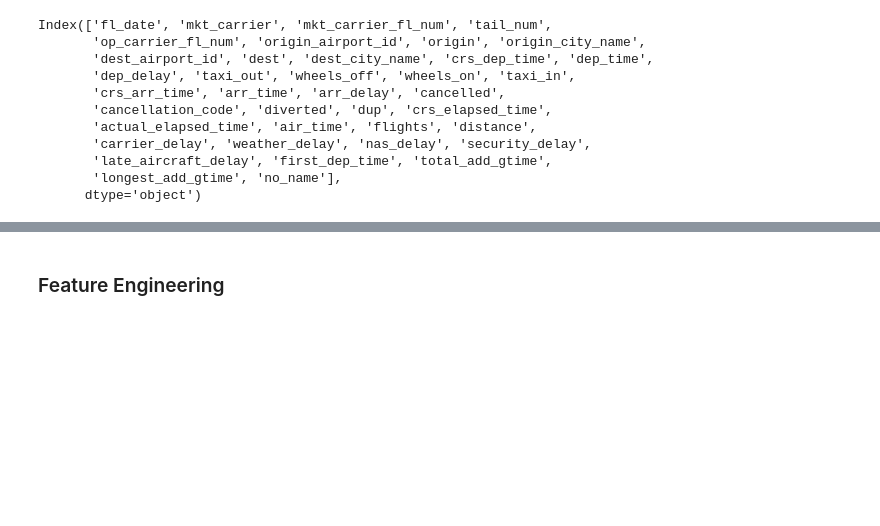
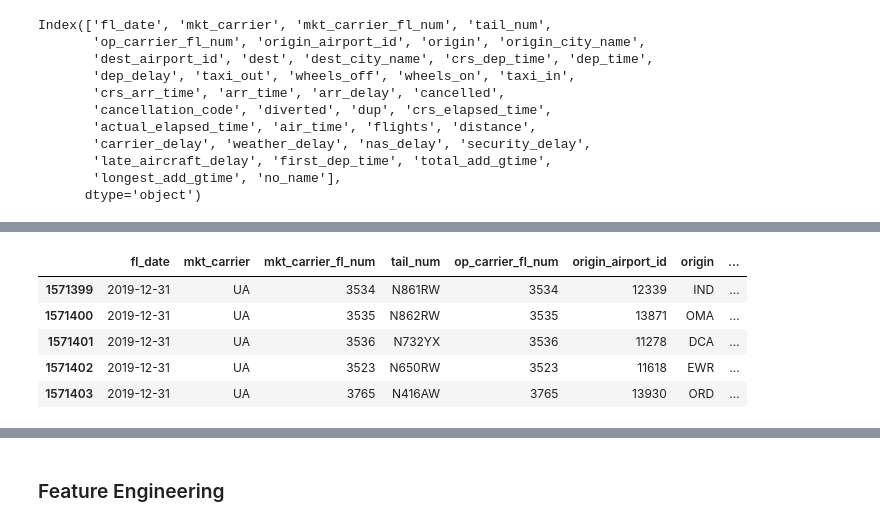
Before and after one commit to Christiantruchsess/Predicting_Flight_Delays, a Jupyter notebook: modeling_Ruslan.ipynb, the cells around one changed output, grey strips where cells are left out. Saved outputs shown, nothing was run; the diff lists cells and outputs as text; code cells hidden in the pictures; blank space fills up the shorter version.

```diff
--- a/modeling_Ruslan.ipynb
+++ b/modeling_Ruslan.ipynb
@@ -109,0 +147,4 @@ df_taxi_out#rolling(7).mean()
+# %%
+#Calculating taxi_in time
+df_taxi_in=df[['dest_airport_id', 'fl_date',  'taxi_in']].groupby(['dest_airport_id', 'fl_date']).mean().reset_index()
+df_taxi_in
@@ -109,0 +165,3 @@ df_taxi_out#rolling(7).mean()
+# %%
+df_taxi_in_roll=df_taxi_in.groupby(['dest_airport_id']).rolling(30, on='fl_date').agg({'taxi_in':'mean'}).reset_index()
+df_taxi_in_roll
@@ -109,0 +182,13 @@ df_taxi_out#rolling(7).mean()
+# %%
+df_taxi_in_roll.rename(columns={'taxi_in':'30d taxi in'}, inplace=True)
+# %%
+df=df.merge(df_taxi_in_roll, on=['dest_airport_id', 'fl_date' ] , how='left')
+# %%
+df.tail()
+# %% [output]
+|  | fl_date | mkt_carrier | mkt_carrier_fl_num | tail_num | op_carrier_fl_num | origin_airport_id | origin | ... |
+| 1571399 | 2019-12-31 | UA | 3534 | N861RW | 3534 | 12339 | IND | ... |
+| 1571400 | 2019-12-31 | UA | 3535 | N862RW | 3535 | 13871 | OMA | ... |
+| 1571401 | 2019-12-31 | UA | 3536 | N732YX | 3536 | 11278 | DCA | ... |
+| 1571402 | 2019-12-31 | UA | 3523 | N650RW | 3523 | 11618 | EWR | ... |
+| 1571403 | 2019-12-31 | UA | 3765 | N416AW | 3765 | 13930 | ORD | ... |
```
Also changed, not shown: parts of 25 cells of this notebook, 1 other file.
